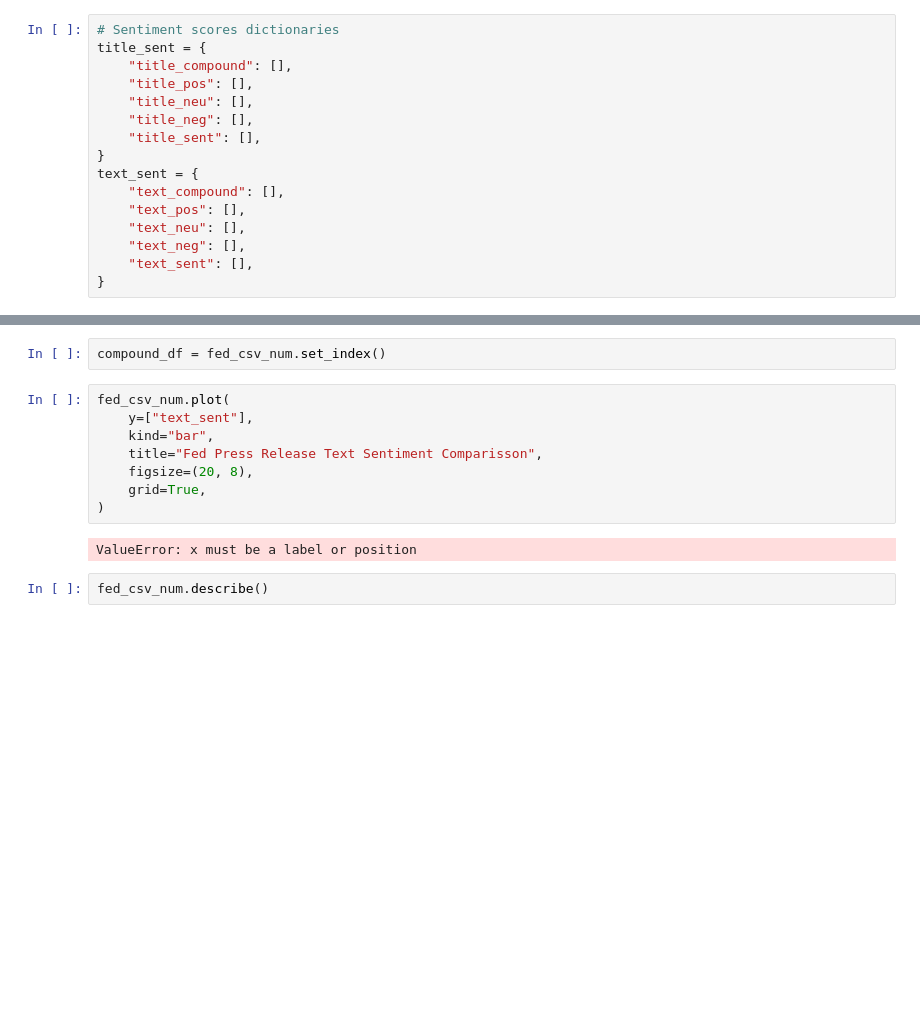
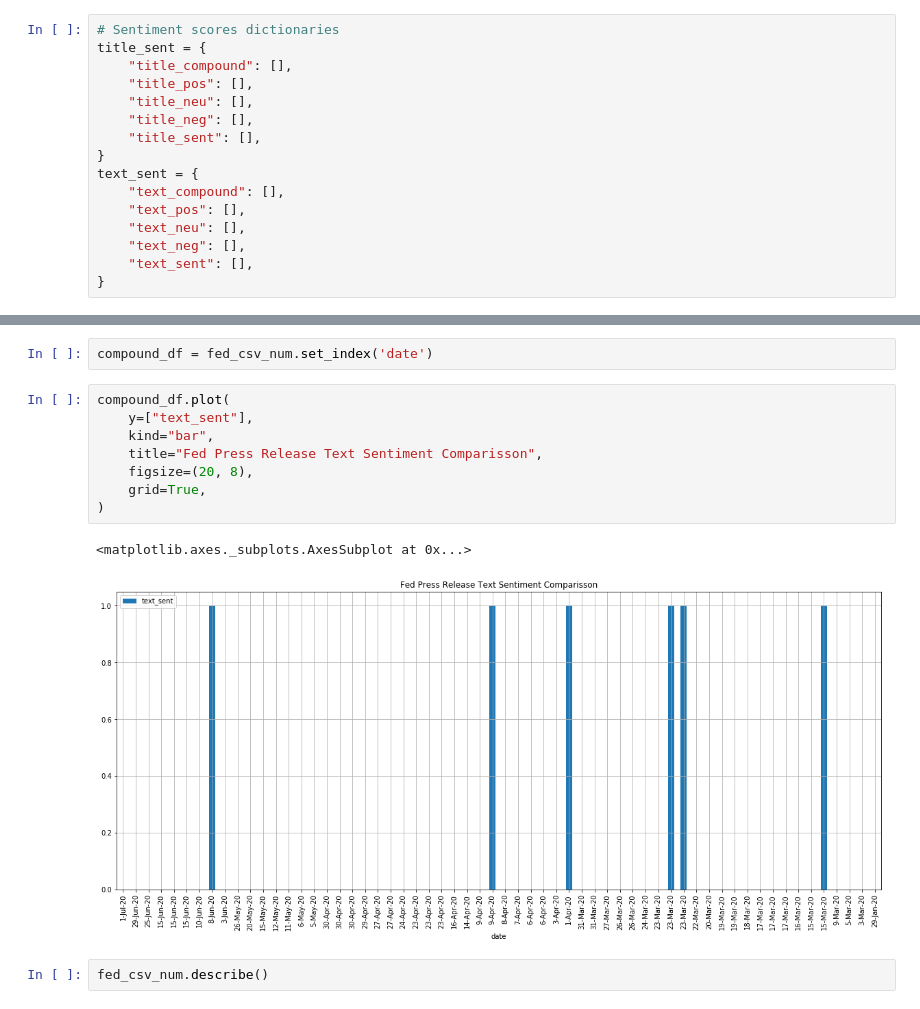
Before and after one commit to molentine14/Project-2, a Jupyter notebook: vader_sentiment.ipynb, the cells around one changed output, grey strips where cells are left out. Saved outputs shown, nothing was run; the diff lists cells and outputs as text; blank space fills up the shorter version.

```diff
--- a/vader_sentiment.ipynb
+++ b/vader_sentiment.ipynb
@@ -108,17 +108,18 @@ fed_csv_num.head()
 | 3 | 15-Jun-20 | Federal Reserve Board announces i... | Press Release | https://www.federalreserve.gov/ne... | The Federal Reserve Board on Mond... | 0.5994 | 0.164 | 0.836 | 0.000 | ... |
 | 4 | 15-Jun-20 | Federal Reserve Board announces u... | Press Release | https://www.federalreserve.gov/ne... | The Federal Reserve Board on Mond... | 0.7845 | 0.198 | 0.802 | 0.000 | ... |
 # %%
-compound_df = fed_csv_num.set_index()
+compound_df = fed_csv_num.set_index('date')
 # %%
-fed_csv_num.plot(
+compound_df.plot(
     y=["text_sent"],
     kind="bar",
     title="Fed Press Release Text Sentiment Comparisson",
     figsize=(20, 8),
     grid=True,
 )
 # %% [output]
-ValueError: x must be a label or position
+<matplotlib.axes._subplots.AxesSubplot at 0x...>
+[figure, added]
 # %%
 fed_csv_num.describe()
 # %% [output]
```
Also changed, not shown: parts of 1 cell of this notebook.
